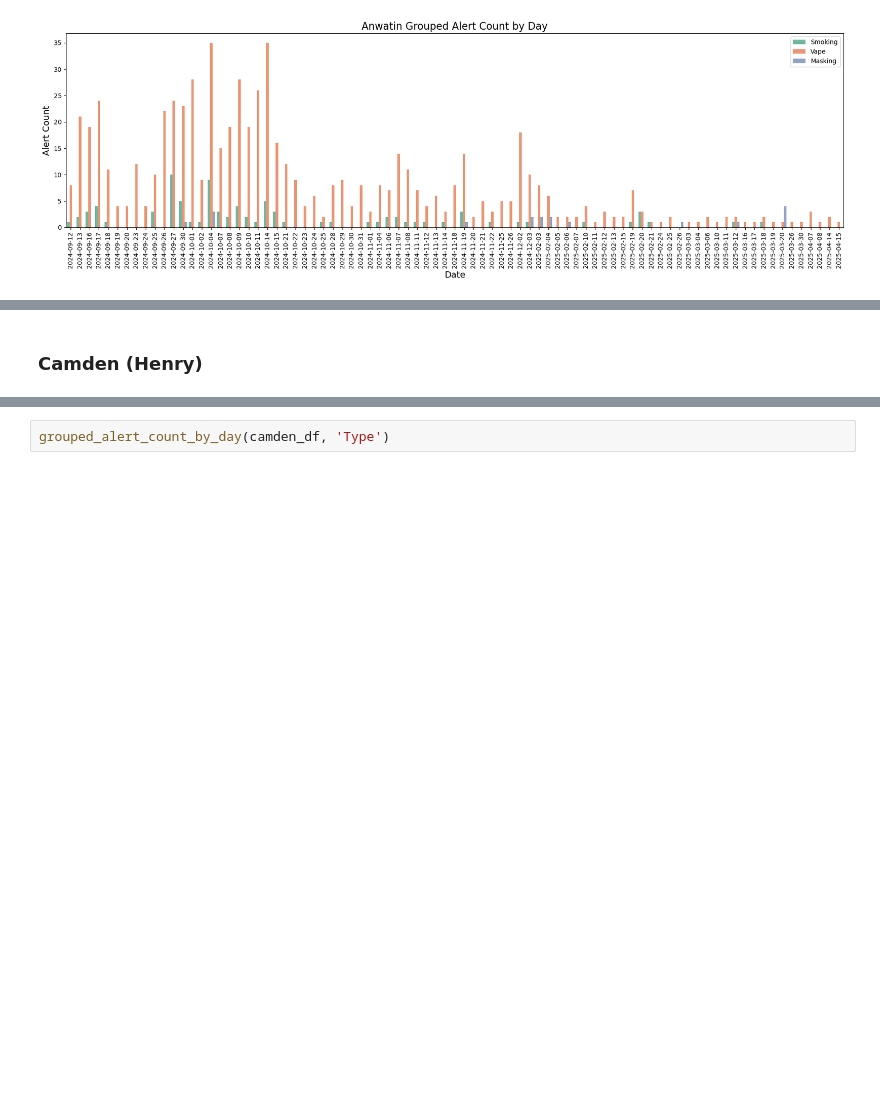
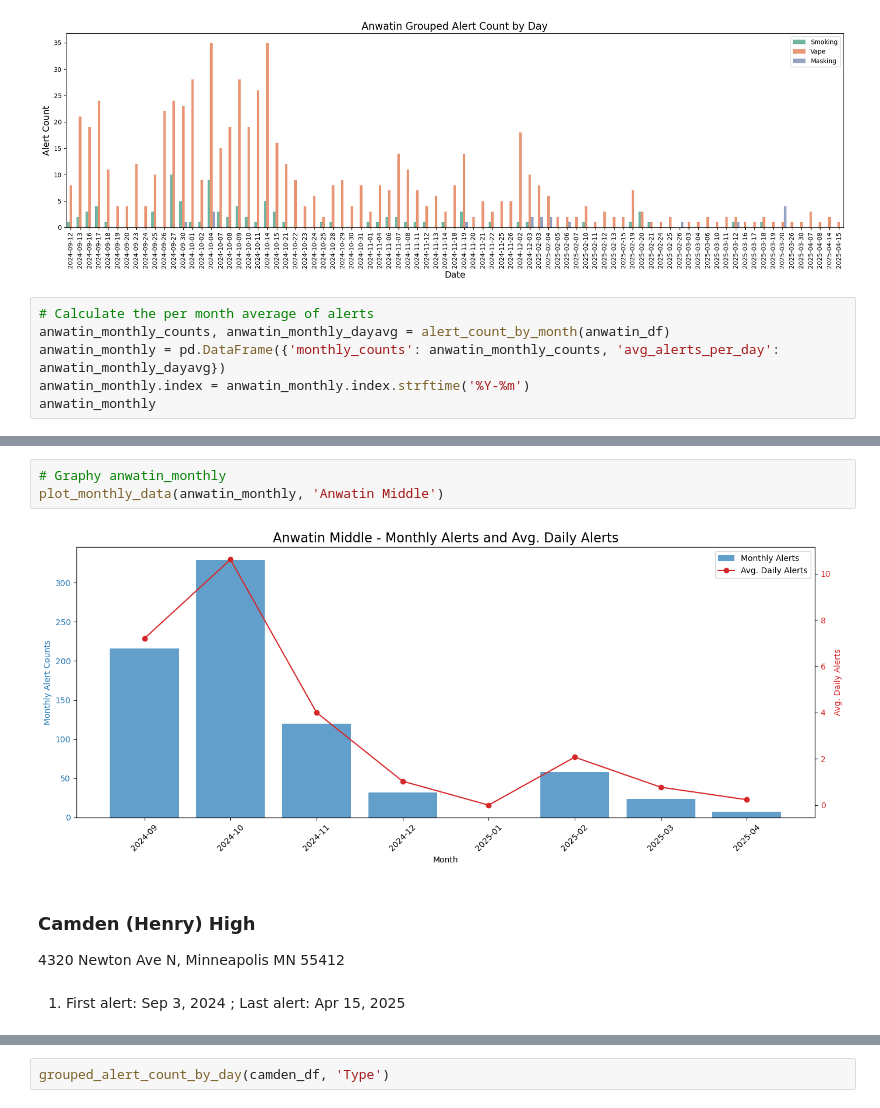
Before and after one commit to yunghsuanwu/vape-detector-minneapolis, a Jupyter notebook: haloreport_dataexploration_yhw.ipynb, the cells around one changed output, grey strips where cells are left out. Saved outputs shown, nothing was run; the diff lists cells and outputs as text; blank space fills up the shorter version.

```diff
--- a/haloreport_dataexploration_yhw.ipynb
+++ b/haloreport_dataexploration_yhw.ipynb
@@ -238,3 +328,9 @@ alert_count_by_day(anwatin_df)
 grouped_alert_count_by_day(anwatin_df, 'Type')
 # %% [output]
 [figure]
+# %%
+# Calculate the per month average of alerts
+anwatin_monthly_counts, anwatin_monthly_dayavg = alert_count_by_month(anwatin_df)
+anwatin_monthly = pd.DataFrame({'monthly_counts': anwatin_monthly_counts, 'avg_alerts_per_day': anwatin_monthly_dayavg})
+anwatin_monthly.index = anwatin_monthly.index.strftime('%Y-%m')
+anwatin_monthly
@@ -241,5 +348,13 @@ grouped_alert_count_by_day(anwatin_df, 'Type')
+# %%
+# Graphy anwatin_monthly
+plot_monthly_data(anwatin_monthly, 'Anwatin Middle')
+# %% [output]
+[figure, added]
 # %% [markdown]
-### Camden (Henry)
+### Camden (Henry) High
+4320 Newton Ave N, Minneapolis MN 55412
+# %% [markdown]
+1. First alert: Sep 3, 2024 ; Last alert: Apr 15, 2025
 # %%
 alert_count_by_day(camden_df)
 # %% [output]
```
Also changed, not shown: parts of 22 cells of this notebook, 1 other file.
